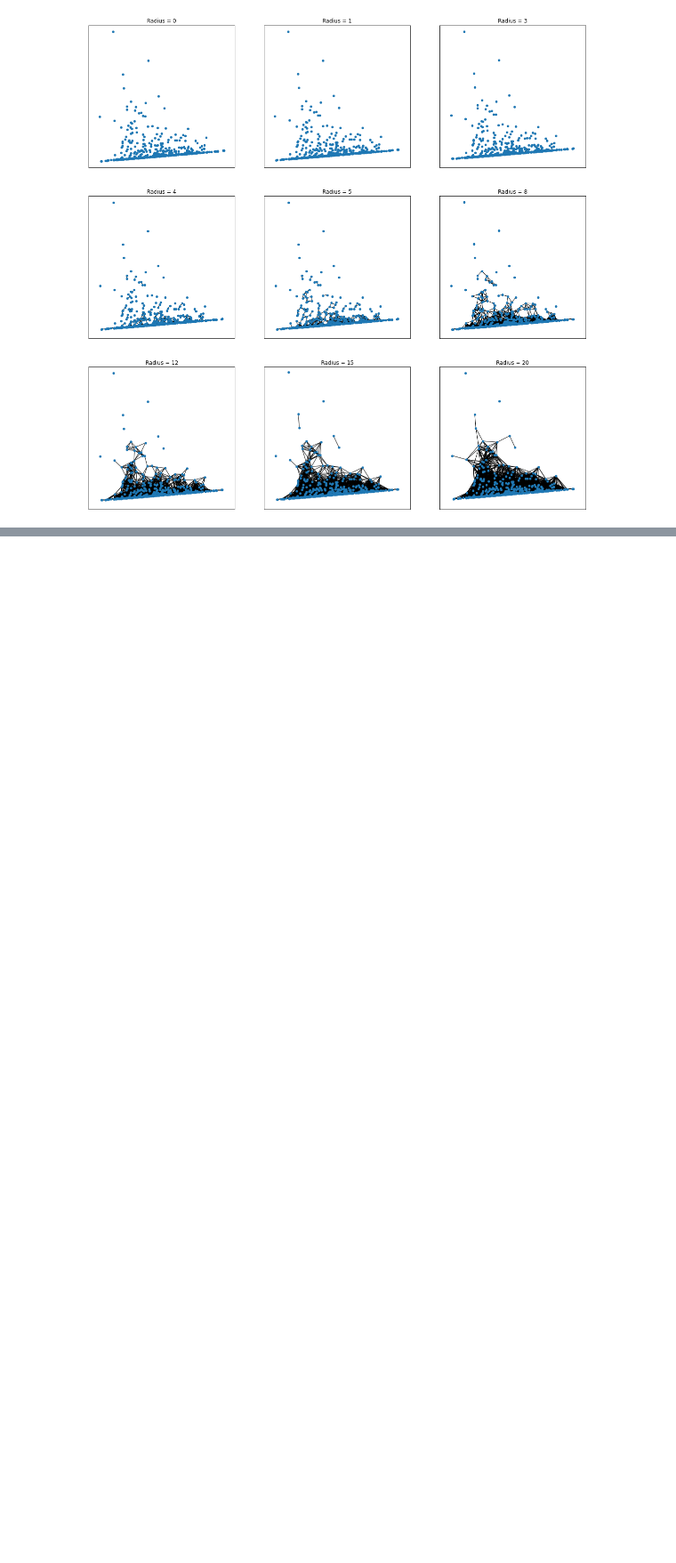
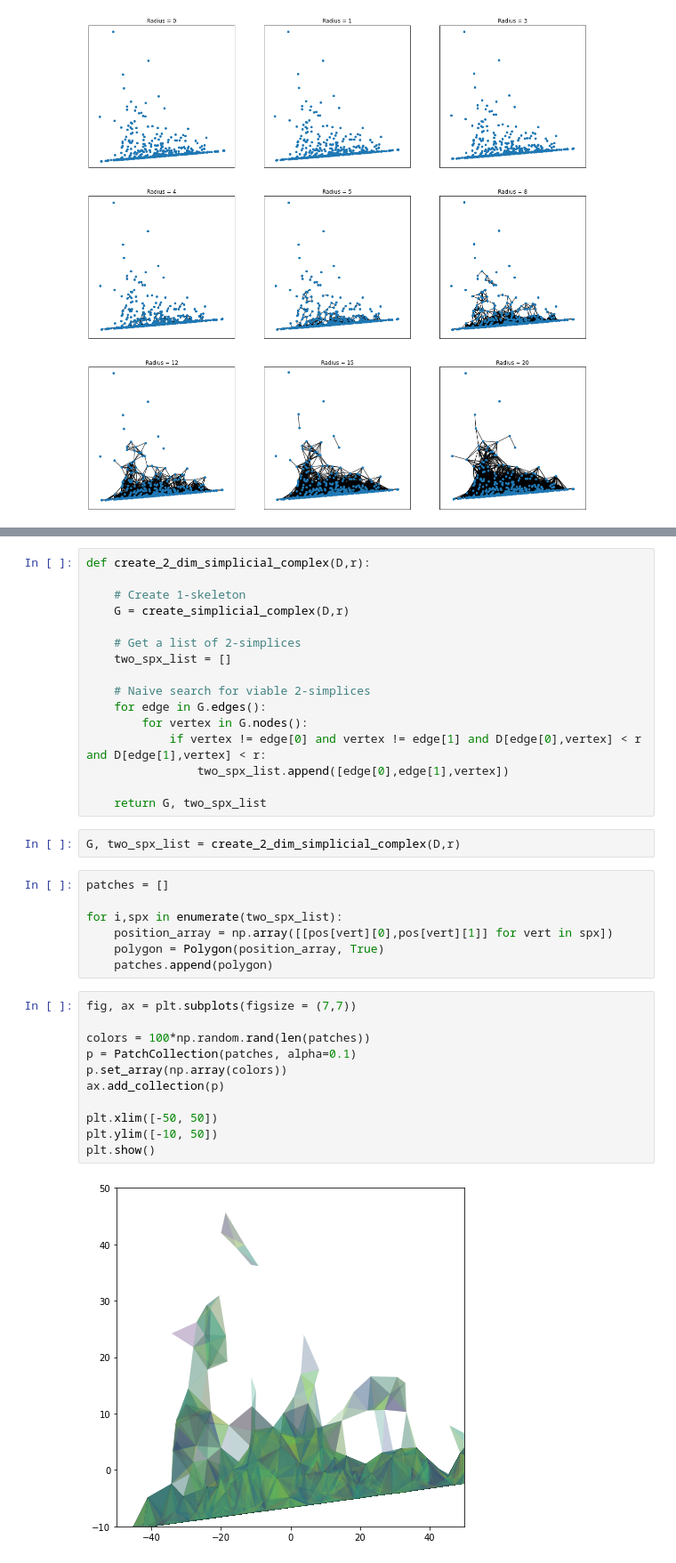
Before and after one commit to WizenPainter/reto-ma2007b, a Jupyter notebook: noaa_ai_workshop/IntroNotebooks/05-Challenge.ipynb, the cells around one changed output, grey strips where cells are left out. Shown at 89% size. Saved outputs shown, nothing was run; the diff lists cells and outputs as text; blank space fills up the shorter version.

```diff
--- a/noaa_ai_workshop/IntroNotebooks/05-Challenge.ipynb
+++ b/noaa_ai_workshop/IntroNotebooks/05-Challenge.ipynb
@@ -325,0 +353,38 @@ plt.show()
+# %%
+def create_2_dim_simplicial_complex(D,r):
+
+    # Create 1-skeleton
+    G = create_simplicial_complex(D,r)
+
+    # Get a list of 2-simplices
+    two_spx_list = []
+
+    # Naive search for viable 2-simplices
+    for edge in G.edges():
+        for vertex in G.nodes():
+            if vertex != edge[0] and vertex != edge[1] and D[edge[0],vertex] < r and D[edge[1],vertex] < r:
+                two_spx_list.append([edge[0],edge[1],vertex])
+
+    return G, two_spx_list
+# %%
+G, two_spx_list = create_2_dim_simplicial_complex(D,r)
+# %%
+patches = []
+
+for i,spx in enumerate(two_spx_list):
+    position_array = np.array([[pos[vert][0],pos[vert][1]] for vert in spx])
+    polygon = Polygon(position_array, True)
+    patches.append(polygon)
+# %%
+fig, ax = plt.subplots(figsize = (7,7))
+
+colors = 100*np.random.rand(len(patches))
+p = PatchCollection(patches, alpha=0.1)
+p.set_array(np.array(colors))
+ax.add_collection(p)
+
+plt.xlim([-50, 50])
+plt.ylim([-10, 50])
+plt.show()
+# %% [output]
+[figure, added]
```
Also changed, not shown: parts of 5 cells of this notebook.
